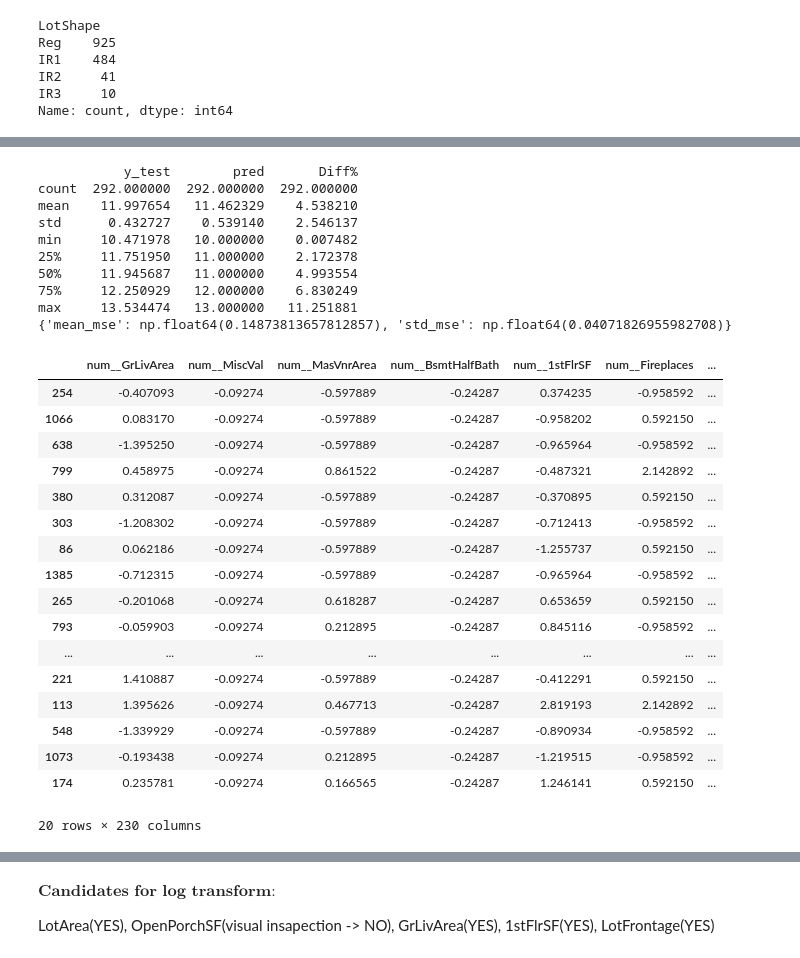
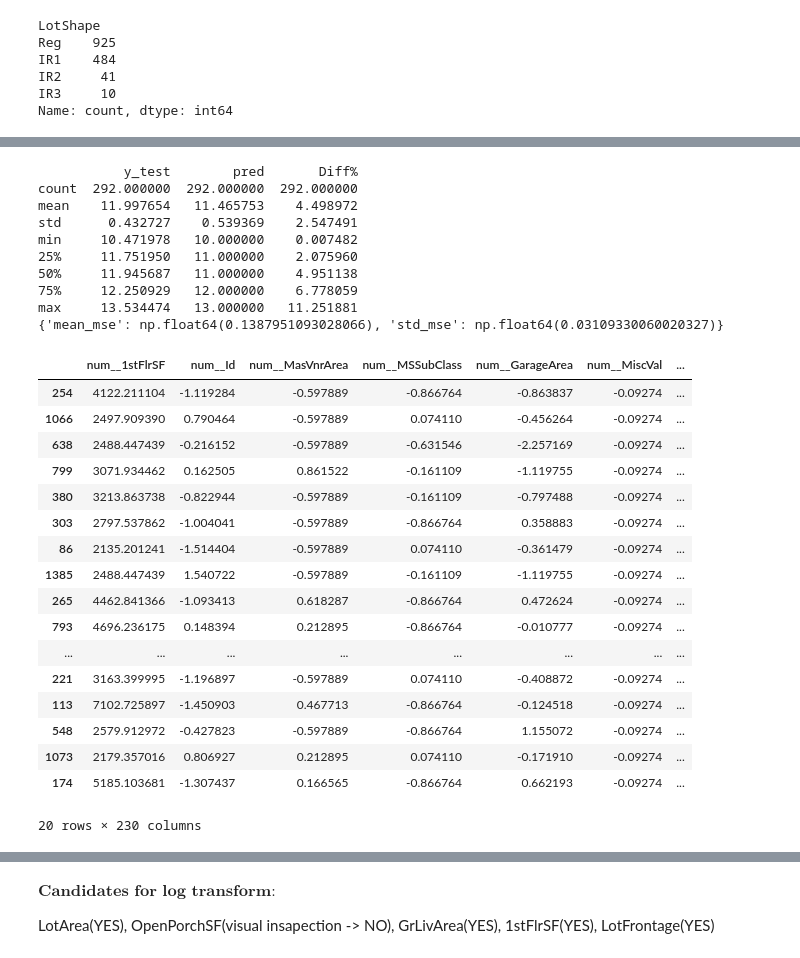
Before and after one commit to FelipeBuzato/House-Pricing, a Jupyter notebook: notebooks/draft.ipynb, the cells around one changed output, grey strips where cells are left out. Saved outputs shown, nothing was run; the diff lists cells and outputs as text; code cells hidden in the pictures.

```diff
--- a/notebooks/draft.ipynb
+++ b/notebooks/draft.ipynb
@@ -18,6 +18,7 @@ from ModelCollection import ModelCollection
 from PipelineBuilder import PipelineBuilder
 from CrossValidation import CrossValidation
 # %%
+config_path = "../src/config.jsonc"
 path_train, path_test = "../data/train.csv", "../data/test.csv"
 data_loader = DataLoader(path_train, path_test)
 train, test = data_loader.load()
@@ -115,61 +116,62 @@ train['SalePrice'] = np.log1p(train['SalePrice'])
 data_splitter = DataSplitter("SalePrice", test_size=0.2)
 X_train, X_test, y_train, y_test = data_splitter.split(train)
 
-transformer = Transformer()
-preprocessor = PreProcessor(df=X_train, config_path="../src/config_preprocess.jsonc")
+transformer = Transformer(config_path=config_path)
+preprocessor = PreProcessor(df=X_train, config_path=config_path)
 preprocessor = preprocessor.build()
 model_collection = ModelCollection()
 model = model_collection.get('OLS')
 pipeline = PipelineBuilder(transformer=transformer, preprocessor=preprocessor, model=model)
 pipeline = pipeline.build()
 pipeline.fit(X_train, y_train)
 
 pred = pd.Series(pipeline.predict(X_test), index=y_test.index)
 
 results = pd.DataFrame({'y_test': y_test.values, 'pred': pred.values.astype(int)})
 results['Diff%'] = 100 * abs((results['y_test']-results['pred']) / results['y_test'])
 print(results.describe())
 
 # Evaluation through cross validation
 n_folds = 5
 cv = CrossValidation(n_folds, pipeline)
 X, y = train.drop(columns=['SalePrice']), train['SalePrice']
 score_stats = cv.evaluate(X,y)
 print(score_stats)
 
-X_train_transformed = pipeline.named_steps["preprocess"].transform(X_train)
+#X_train_transformed = pipeline.named_steps["features"].transform(X_train)
+X_train_transformed = pipeline.named_steps["preprocess"].transform(X_train)#X_train_transformed)
 feature_names = pipeline.named_steps["preprocess"].get_feature_names_out()
 X_train_df = pd.DataFrame(X_train_transformed.toarray() if hasattr(X_train_transformed, "toarray") else X_train_transformed,
     columns=feature_names, index=X_train.index)
 X_train_df.head(20)
 # %% [output]
            y_test        pred       Diff%
 count  292.000000  292.000000  292.000000
-mean    11.997654   11.462329    4.538210
-std      0.432727    0.539140    2.546137
+mean    11.997654   11.465753    4.498972
+std      0.432727    0.539369    2.547491
 min     10.471978   10.000000    0.007482
-25%     11.751950   11.000000    2.172378
-50%     11.945687   11.000000    4.993554
-75%     12.250929   12.000000    6.830249
+25%     11.751950   11.000000    2.075960
+50%     11.945687   11.000000    4.951138
+75%     12.250929   12.000000    6.778059
 max     13.534474   13.000000   11.251881
-{'mean_mse': np.float64(0.14873813657812857), 'std_mse': np.float64(0.04071826955982708)}
+{'mean_mse': np.float64(0.1387951093028066), 'std_mse': np.float64(0.03109330060020327)}
-|  | num__GrLivArea | num__MiscVal | num__MasVnrArea | num__BsmtHalfBath | num__1stFlrSF | num__Fireplaces | ... |
-| 254 | -0.407093 | -0.09274 | -0.597889 | -0.24287 | 0.374235 | -0.958592 | ... |
-| 1066 | 0.083170 | -0.09274 | -0.597889 | -0.24287 | -0.958202 | 0.592150 | ... |
-| 638 | -1.395250 | -0.09274 | -0.597889 | -0.24287 | -0.965964 | -0.958592 | ... |
-| 799 | 0.458975 | -0.09274 | 0.861522 | -0.24287 | -0.487321 | 2.142892 | ... |
-| 380 | 0.312087 | -0.09274 | -0.597889 | -0.24287 | -0.370895 | 0.592150 | ... |
-| 303 | -1.208302 | -0.09274 | -0.597889 | -0.24287 | -0.712413 | -0.958592 | ... |
-| 86 | 0.062186 | -0.09274 | -0.597889 | -0.24287 | -1.255737 | 0.592150 | ... |
-| 1385 | -0.712315 | -0.09274 | -0.597889 | -0.24287 | -0.965964 | -0.958592 | ... |
-| 265 | -0.201068 | -0.09274 | 0.618287 | -0.24287 | 0.653659 | 0.592150 | ... |
-| 793 | -0.059903 | -0.09274 | 0.212895 | -0.24287 | 0.845116 | -0.958592 | ... |
+|  | num__1stFlrSF | num__Id | num__MasVnrArea | num__MSSubClass | num__GarageArea | num__MiscVal | ... |
+| 254 | 4122.211104 | -1.119284 | -0.597889 | -0.866764 | -0.863837 | -0.09274 | ... |
+| 1066 | 2497.909390 | 0.790464 | -0.597889 | 0.074110 | -0.456264 | -0.09274 | ... |
+| 638 | 2488.447439 | -0.216152 | -0.597889 | -0.631546 | -2.257169 | -0.09274 | ... |
+| 799 | 3071.934462 | 0.162505 | 0.861522 | -0.161109 | -1.119755 | -0.09274 | ... |
+| 380 | 3213.863738 | -0.822944 | -0.597889 | -0.161109 | -0.797488 | -0.09274 | ... |
+| 303 | 2797.537862 | -1.004041 | -0.597889 | -0.866764 | 0.358883 | -0.09274 | ... |
+| 86 | 2135.201241 | -1.514404 | -0.597889 | 0.074110 | -0.361479 | -0.09274 | ... |
+| 1385 | 2488.447439 | 1.540722 | -0.597889 | -0.161109 | -1.119755 | -0.09274 | ... |
+| 265 | 4462.841366 | -1.093413 | 0.618287 | -0.866764 | 0.472624 | -0.09274 | ... |
+| 793 | 4696.236175 | 0.148394 | 0.212895 | -0.866764 | -0.010777 | -0.09274 | ... |
 | ... | ... | ... | ... | ... | ... | ... | ... |
-| 221 | 1.410887 | -0.09274 | -0.597889 | -0.24287 | -0.412291 | 0.592150 | ... |
-| 113 | 1.395626 | -0.09274 | 0.467713 | -0.24287 | 2.819193 | 2.142892 | ... |
-| 548 | -1.339929 | -0.09274 | -0.597889 | -0.24287 | -0.890934 | -0.958592 | ... |
-| 1073 | -0.193438 | -0.09274 | 0.212895 | -0.24287 | -1.219515 | -0.958592 | ... |
-| 174 | 0.235781 | -0.09274 | 0.166565 | -0.24287 | 1.246141 | 0.592150 | ... |
+| 221 | 3163.399995 | -1.196897 | -0.597889 | 0.074110 | -0.408872 | -0.09274 | ... |
+| 113 | 7102.725897 | -1.450903 | 0.467713 | -0.866764 | -0.124518 | -0.09274 | ... |
+| 548 | 2579.912972 | -0.427823 | -0.597889 | -0.866764 | 1.155072 | -0.09274 | ... |
+| 1073 | 2179.357016 | 0.806927 | 0.212895 | 0.074110 | -0.171910 | -0.09274 | ... |
+| 174 | 5185.103681 | -1.307437 | 0.166565 | -0.866764 | 0.662193 | -0.09274 | ... |
 20 rows × 230 columns
 # %%
 plt.figure(figsize=(12, 10))
```
Also changed, not shown: parts of 6 cells of this notebook, 9 other files.
